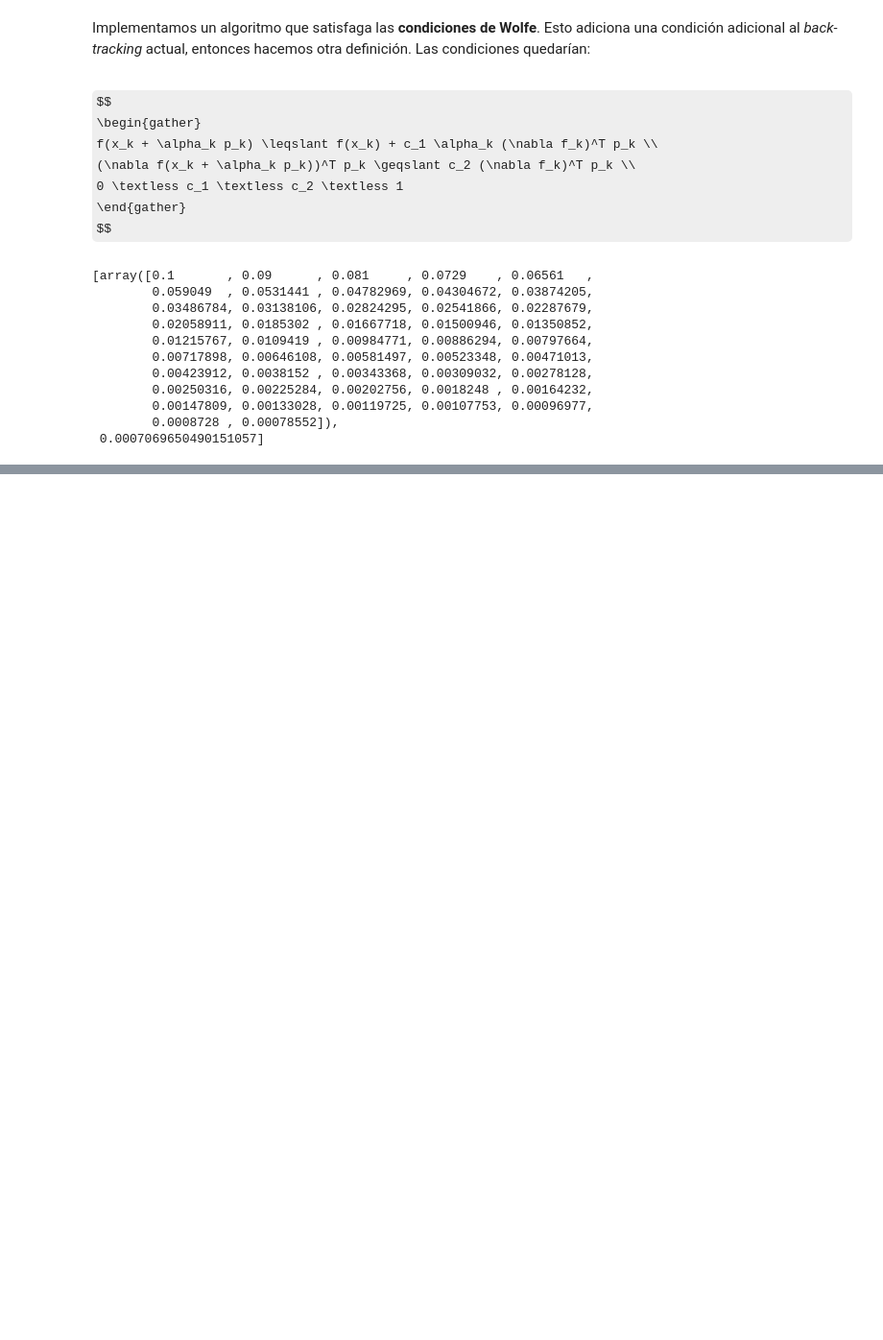
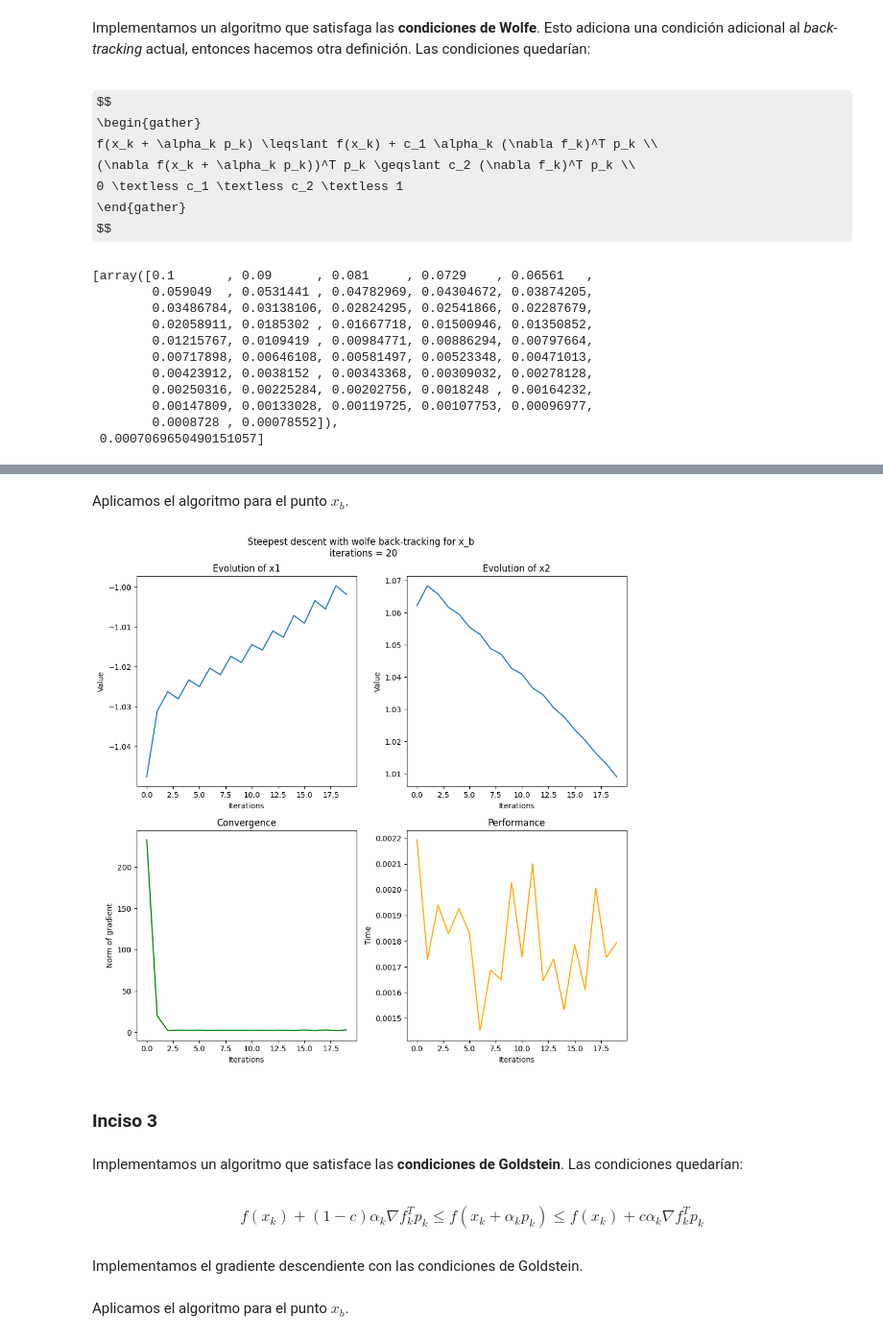
Before and after one commit to ThesplumCoder/convex-optimization, a Jupyter notebook: topics/backtracking.ipynb, the cells around one changed output, grey strips where cells are left out. Shown: that part at 96% size. Drawn from its saved outputs; the diff is of its cells as text; code cells hidden in the pictures; some formulas as TeX source; blank space fills up the shorter version.

Commit message:
Add backtracking with wolfe and goldstein conditions.

```diff
--- a/topics/backtracking.ipynb
+++ b/topics/backtracking.ipynb
@@ -297,0 +298,41 @@ plt.show()
+# %% [markdown]
+Aplicamos el algoritmo para el punto $x_b$.
+# %%
+results_wolfe_xB = steepest_descent_wolfe(20, alpha_manual, point_xB, e_max)
+# %%
+plt.figure(figsize=(10, 10))
+plt.subplot(2, 2, 1)
+plt.plot(results_wolfe_xB[2][:, 0])
+plt.xlabel('Iterations')
+plt.ylabel('Value')
+plt.title('Evolution of x1')
+plt.subplot(2, 2, 2)
+plt.plot(results_wolfe_xB[2][:, 1])
+plt.xlabel('Iterations')
+plt.ylabel('Value')
+plt.title('Evolution of x2')
+
+plt.subplot(2, 2, 3)
+plt.plot(np.linalg.norm(results_wolfe_xB[0], axis=1), color = 'green')
+plt.xlabel('Iterations')
+plt.ylabel('Norm of gradient')
+plt.title('Convergence')
+plt.subplot(2, 2, 4)
+plt.plot(results_wolfe_xB[1], color = 'orange')
+plt.xlabel('Iterations')
+plt.ylabel('Time')
+plt.title('Performance')
+
+plt.suptitle(f'Steepest descent with wolfe back-tracking for x_b \n iterations = {results_wolfe_xB[2].shape[0]}')
+plt.tight_layout()
+plt.show()
+# %% [output]
+[figure, added]
+# %% [markdown]
+### Inciso 3
+# %% [markdown]
+Implementamos un algoritmo que satisface las **condiciones de Goldstein**. Las condiciones quedarían:
+# %% [markdown]
+$$
+f(x_k) + (1 - c)\alpha_k \nabla f_k^T p_k \leqslant f(x_k + \alpha_k p_k) \leqslant f(x_k) + c \alpha_k \nabla f_k^T p_k
+$$
@@ -297,0 +360,2 @@ plt.show()
+# %% [markdown]
+Implementamos el gradiente descendiente con las condiciones de Goldstein.
@@ -297,0 +384,2 @@ plt.show()
+# %% [markdown]
+Aplicamos el algoritmo para el punto $x_b$.
```
Also changed, not shown: parts of 7 cells of this notebook.
